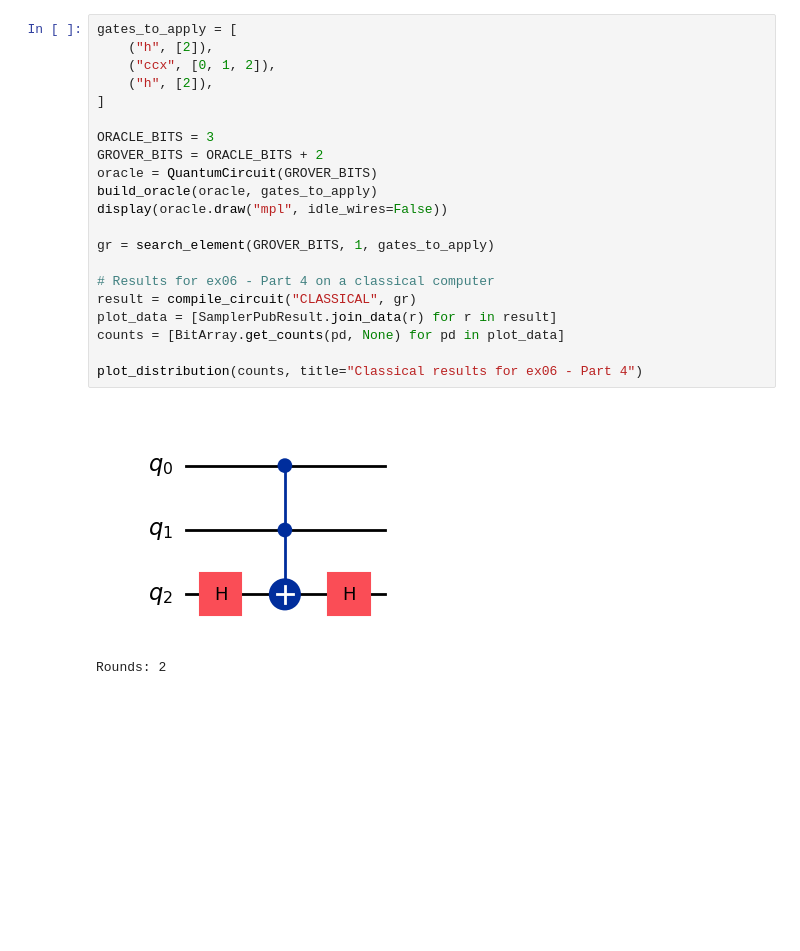
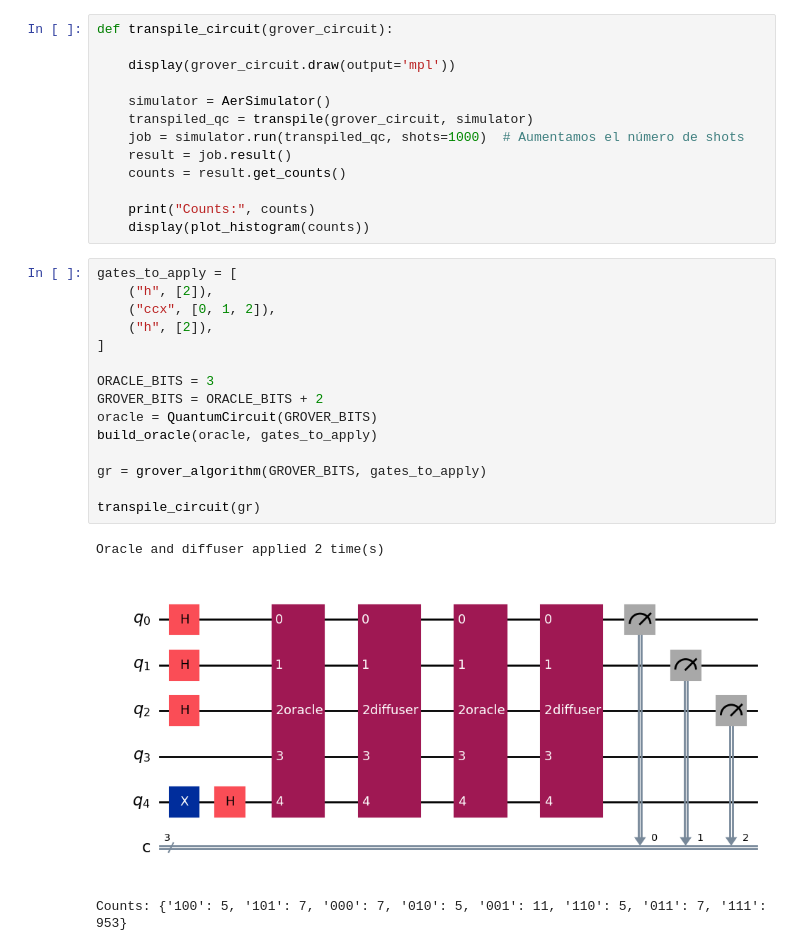
Before and after one commit to tentaclepurple/42_Ftl_quantum, a Jupyter notebook: Exercise_6/Untitled.ipynb, the cells around one changed output. Drawn from its saved outputs; the diff is of its cells as text; blank space fills up the shorter version.

Commit message:
working with 2 oracles

```diff
--- a/Exercise_6/Untitled.ipynb
+++ b/Exercise_6/Untitled.ipynb
@@ -173,24 +67,32 @@ Rounds: 2
+# %%
+def transpile_circuit(grover_circuit):
+
+    display(grover_circuit.draw(output='mpl'))
+
+    simulator = AerSimulator()
+    transpiled_qc = transpile(grover_circuit, simulator)
+    job = simulator.run(transpiled_qc, shots=1000)  # Aumentamos el número de shots
+    result = job.result()
+    counts = result.get_counts()
+
+    print("Counts:", counts)
+    display(plot_histogram(counts))
 # %%
 gates_to_apply = [
     ("h", [2]),
     ("ccx", [0, 1, 2]),
     ("h", [2]),
 ]
 
 ORACLE_BITS = 3
 GROVER_BITS = ORACLE_BITS + 2
 oracle = QuantumCircuit(GROVER_BITS)
 build_oracle(oracle, gates_to_apply)
-display(oracle.draw("mpl", idle_wires=False))
 
-gr = search_element(GROVER_BITS, 1, gates_to_apply)
+gr = grover_algorithm(GROVER_BITS, gates_to_apply)
 
-# Results for ex06 - Part 4 on a classical computer
-result = compile_circuit("CLASSICAL", gr)
-plot_data = [SamplerPubResult.join_data(r) for r in result]
-counts = [BitArray.get_counts(pd, None) for pd in plot_data]
-
-plot_distribution(counts, title="Classical results for ex06 - Part 4")
+transpile_circuit(gr)
 # %% [output]
+Oracle and diffuser applied 2 time(s)
-[figure, old version]
+[figure, new version]
-Rounds: 2
+Counts: {'100': 5, '101': 7, '000': 7, '010': 5, '001': 11, '110': 5, '011': 7, '111': 953}
```
Also changed, not shown: parts of 8 cells of this notebook.
